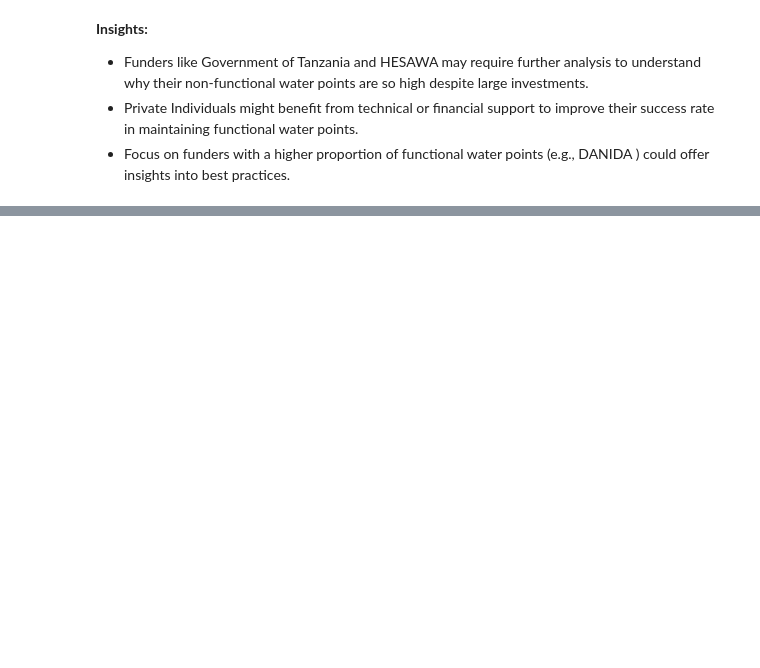
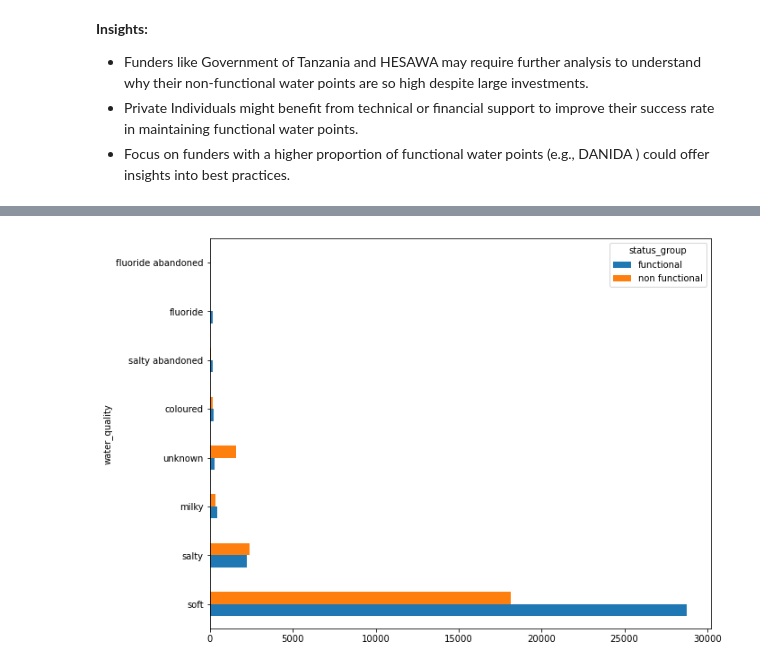
Before and after one commit to Rhino-byte/Tz_Boreholes, a Jupyter notebook: student.ipynb, the cells around one changed output, grey strips where cells are left out. Drawn from its saved outputs; the diff is of its cells as text; code cells hidden in the pictures; blank space fills up the shorter version.

```diff
--- a/student.ipynb
+++ b/student.ipynb
@@ -364,0 +410,5 @@ crosstab2 =
+# %%
+crosstab6 =pd.crosstab(new_data['water_quality'],new_data['status_group'])
+crosstab6.sort_values(by='functional',ascending=False).plot(kind='barh',stacked=False,figsize=(10,8));
+# %% [output]
+[figure, added]
```
Also changed, not shown: parts of 30 cells of this notebook.
